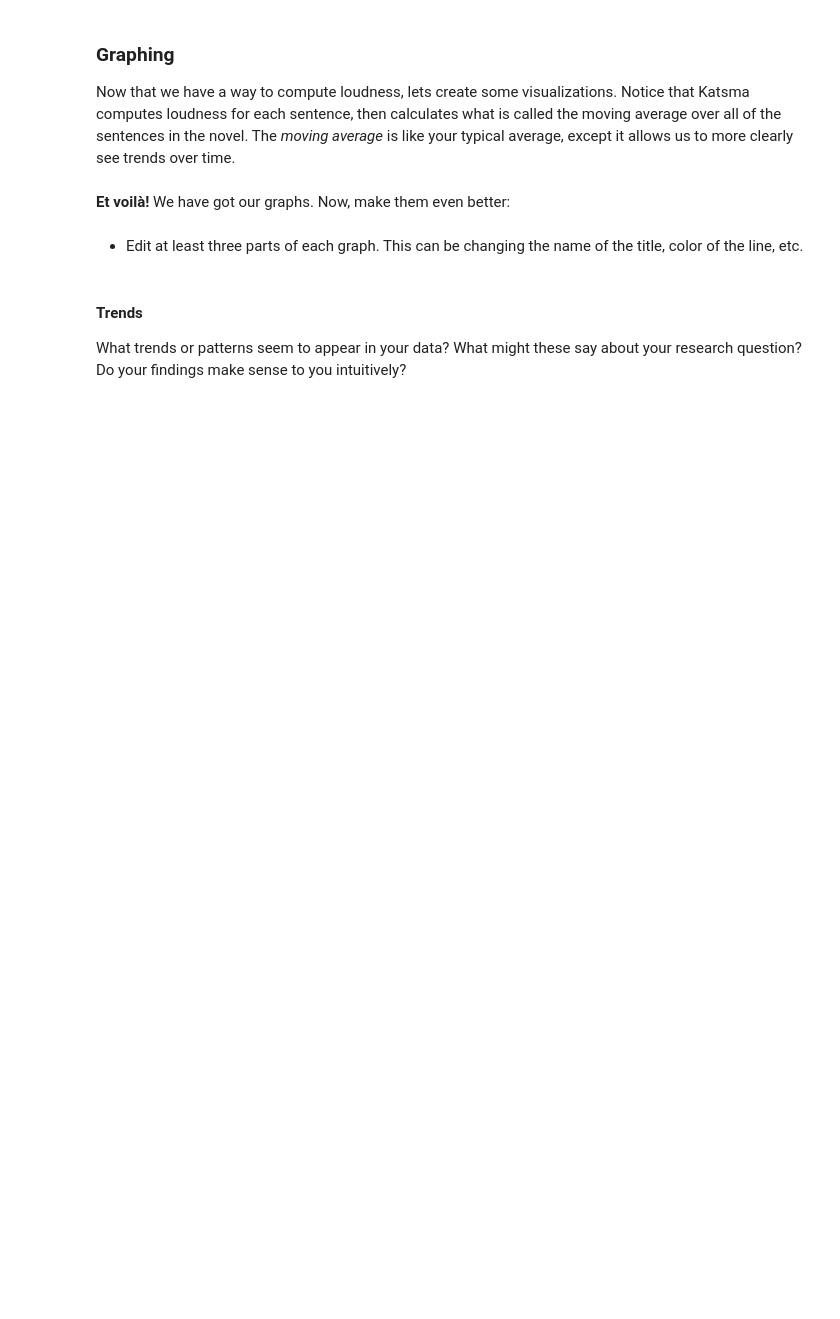
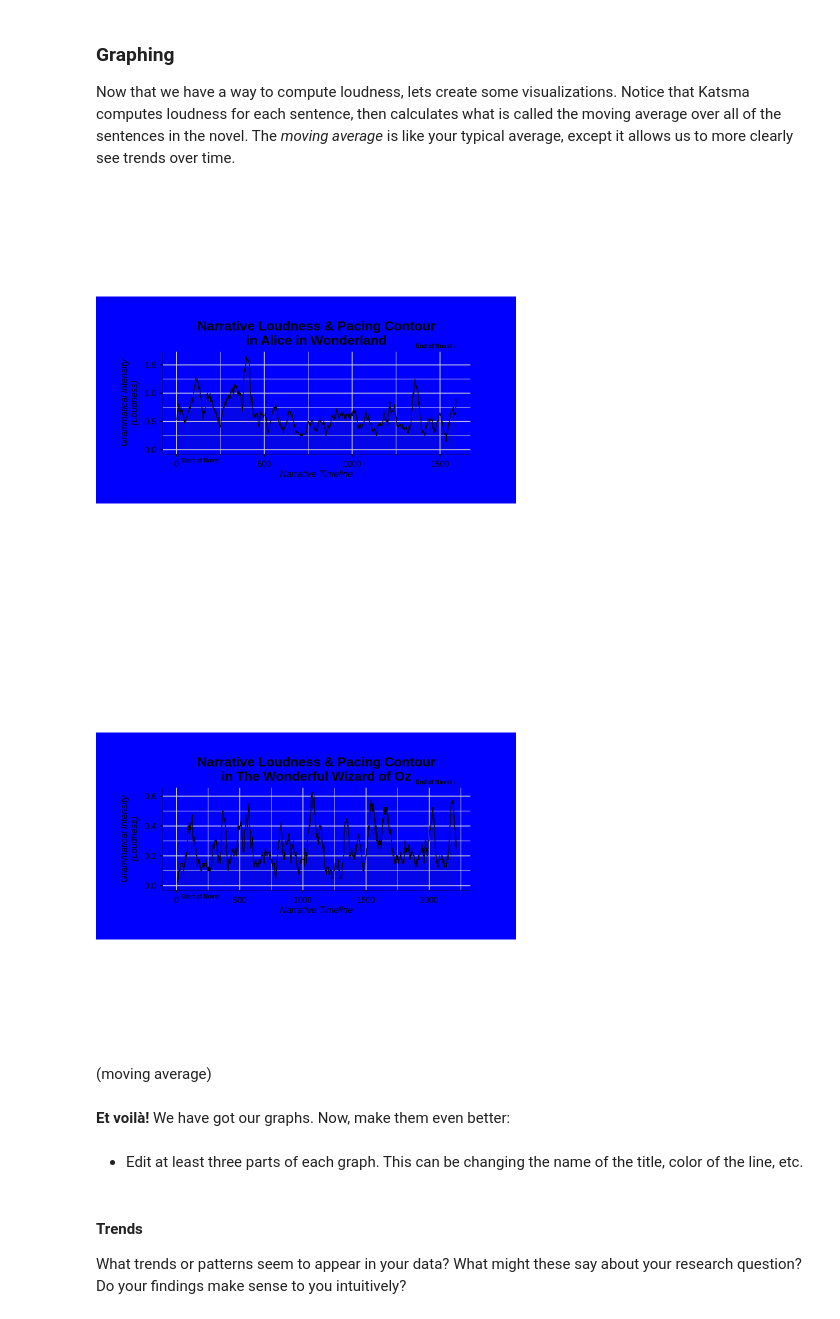
Before and after one commit to benjib09/Unit0, a Jupyter notebook: ApResearchCT_ARTS (1).ipynb, the cells around one changed output. Cells and saved outputs as stored; diff of their text form; code cells hidden in the pictures; blank space fills up the shorter version.

```diff
--- a/ApResearchCT_ARTS (1).ipynb
+++ b/ApResearchCT_ARTS (1).ipynb
@@ -350,37 +357,42 @@ plot_loudness <- function(text, label, window = 40) {
   ma <- ma[!is.na(ma)]
 
   df <- dplyr::tibble(x = seq_along(ma), y = ma)
 
   ggplot2::ggplot(df, ggplot2::aes(x, y)) +
     ggplot2::geom_area(alpha = 0.1) +
     ggplot2::geom_line(linewidth = 0.4) +
     ggplot2::annotate("text", x = min(df$x), y = -Inf,
              label = "\u2191 Start of Novel",
-             hjust = 0, vjust = 1.8, size = 3.5, fontface = "bold") +
+             hjust = 0, vjust = 1.8, size = 2.5, fontface = "bold") +
     ggplot2::annotate("text", x = max(df$x), y = Inf,
              label = "End of Novel \u2193",
-             hjust = 1, vjust = -0.8, size = 3.5, fontface = "bold") +
+             hjust = 1, vjust = -0.8, size = 2.5, fontface = "bold") +
     ggplot2::coord_cartesian(clip = "off") +
     ggplot2::labs(
       title = paste0("Narrative Loudness & Pacing Contour\nin ", label),
       x = "Narrative Timeline",
       y = "Grammatical Intensity\n(Loudness)"
     ) +
     ggplot2::theme_minimal(base_size = 11) +
     ggplot2::theme(
       aspect.ratio = 1 / 3,
       plot.title = ggplot2::element_text(size = 16, face = "bold", hjust = 0.5),
       axis.title = ggplot2::element_text(face = "italic"),
       axis.line = ggplot2::element_line(colour = "black", linewidth = 0.2),
       axis.ticks = ggplot2::element_line(colour = "black"),
       axis.text = ggplot2::element_text(colour = "black", size = 10),
       panel.grid.major = ggplot2::element_line(colour = "grey85"),
-      plot.background = ggplot2::element_rect(fill = "white", colour = NA),
+      plot.background = ggplot2::element_rect(fill = "blue", colour = NA),
       plot.margin = ggplot2::margin(30, 55, 30, 30)
     )
 }
 
-plot_loudness(text1, "TEXT 1")
-plot_loudness(text2, "TEXT 2")
+plot_loudness(text1, "Alice in Wonderland")
+plot_loudness(text2, "The Wonderful Wizard of Oz")
+# %% [output]
+[figure, added]
+[figure, added]
+# %% [markdown]
+(moving average)
 # %% [markdown]
 
```
Also changed, not shown: parts of 14 cells of this notebook.
